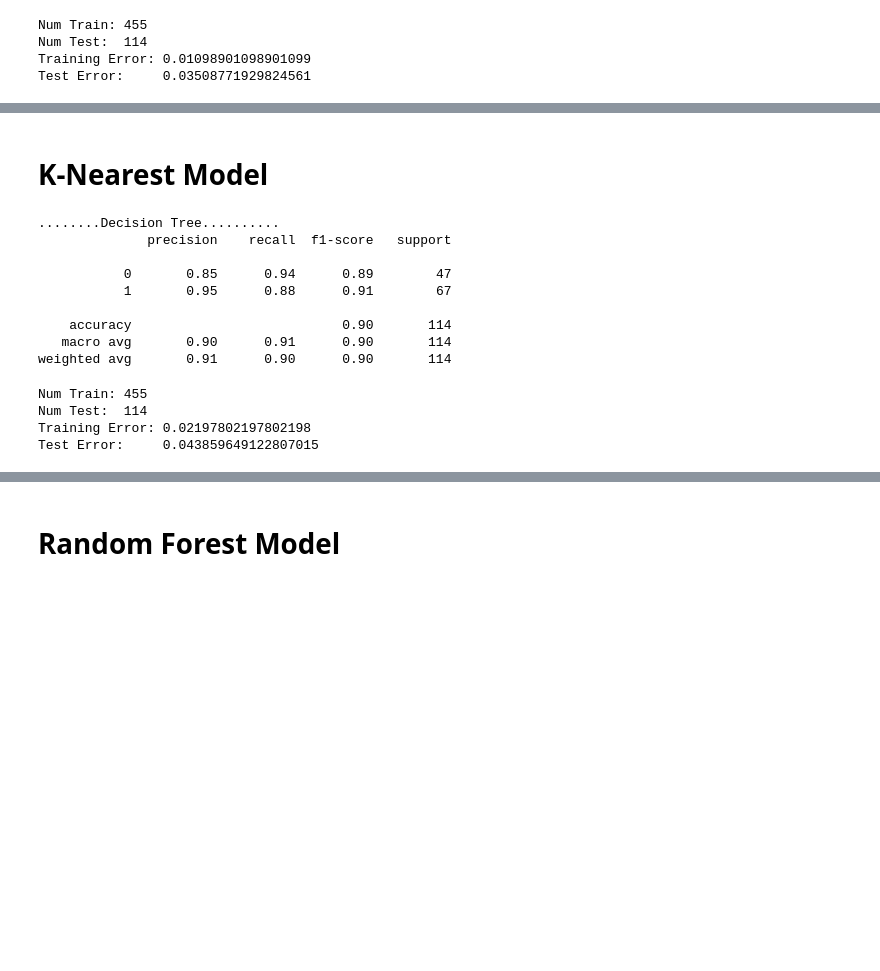
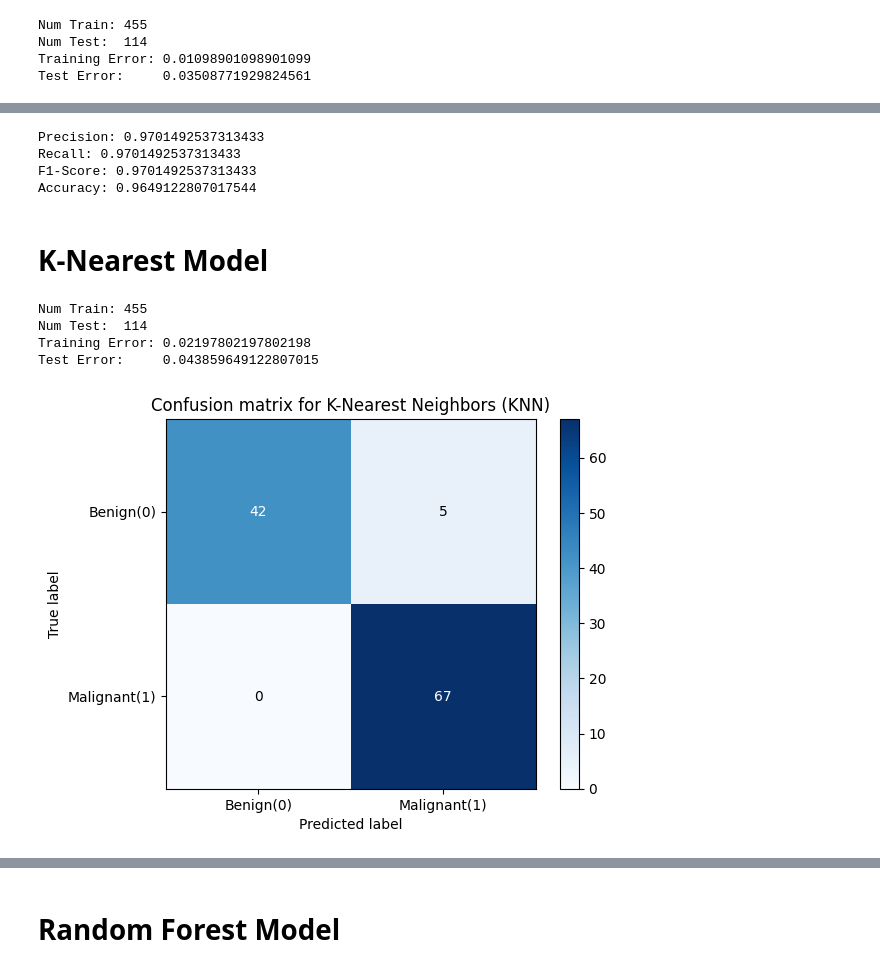
Before and after one commit to Jum-eng/DCIT-311-MACHINE-LEARNING-PROJECT, a Jupyter notebook: Code.ipynb, the cells around one changed output, grey strips where cells are left out. Cells and saved outputs as stored; diff of their text form; code cells hidden in the pictures; blank space fills up the shorter version.

```diff
--- a/Code.ipynb
+++ b/Code.ipynb
@@ -597,22 +618,26 @@ Test Error:     0.03508771929824561
+# %%
+# Calculate metrics using values from the confusion matrix
+TP = cnf_matrix[1, 1]
+TN = cnf_matrix[0, 0]
+FP = cnf_matrix[0, 1]
+FN = cnf_matrix[1, 0]
+
+precision = TP / (TP + FP)
+recall = TP / (TP + FN)
+f1_score = 2 * (precision * recall) / (precision + recall)
+accuracy = (TP + TN) / (TP + TN + FP + FN) or 1-e
+
+print(f"Precision: {precision}")
+print(f"Recall: {recall}")
+print(f"F1-Score: {f1_score}")
+print(f"Accuracy: {accuracy}")
+# %% [output]
+Precision: 0.9701492537313433
+Recall: 0.9701492537313433
+F1-Score: 0.9701492537313433
+Accuracy: 0.9649122807017544
 # %% [markdown]
 # **K-Nearest Model**
-# %%
-print("........Decision Tree..........")
-from sklearn.tree import DecisionTreeClassifier
-Dt_model = DecisionTreeClassifier()
-Dt_model.fit(X_train, y_train)
-y_pred_Dt = Dt_model.predict(X_test)
-print(classification_report(y_test, y_pred_Dt))
-# %% [output]
-........Decision Tree..........
-              precision    recall  f1-score   support
-
-           0       0.85      0.94      0.89        47
-           1       0.95      0.88      0.91        67
-
-    accuracy                           0.90       114
-   macro avg       0.90      0.91      0.90       114
-weighted avg       0.91      0.90      0.90       114
 # %%
 print(f"Num Train: {len(X_train)}")
 print(f"Num Test:  {len(X_test)}")
@@ -632,3 +657,29 @@ Num Train: 455
 Num Test:  114
 Training Error: 0.02197802197802198
 Test Error:     0.043859649122807015
+# %%
+from sklearn.metrics import confusion_matrix
+from sklearn.neighbors import KNeighborsClassifier
+import matplotlib.pyplot as plt
+
+# Assuming you have X_train, X_test, y_train, y_test split already
+model = KNeighborsClassifier()
+model.fit(X_train, y_train)
+predict = model.predict(X_test)
+cnf_matrix = confusion_matrix(y_test, predict)
+
+plt.imshow(cnf_matrix, interpolation='nearest', cmap=plt.cm.Blues)
+plt.colorbar()
+
+for i in range(cnf_matrix.shape[0]):
+    for j in range(cnf_matrix.shape[1]):
+        plt.text(j, i, cnf_matrix[i, j], ha='center', va='center', color='white' if cnf_matrix[i, j] > cnf_matrix.max() / 2 else 'black')
+
+plt.title('Confusion matrix for K-Nearest Neighbors (KNN)')
+plt.xticks([0, 1], ['Benign(0)', 'Malignant(1)'])
+plt.yticks([0, 1], ['Benign(0)', 'Malignant(1)'])
+plt.ylabel('True label')
+plt.xlabel('Predicted label')
+plt.show()
+# %% [output]
+[figure, added]
```
Also changed, not shown: parts of 16 cells of this notebook.
